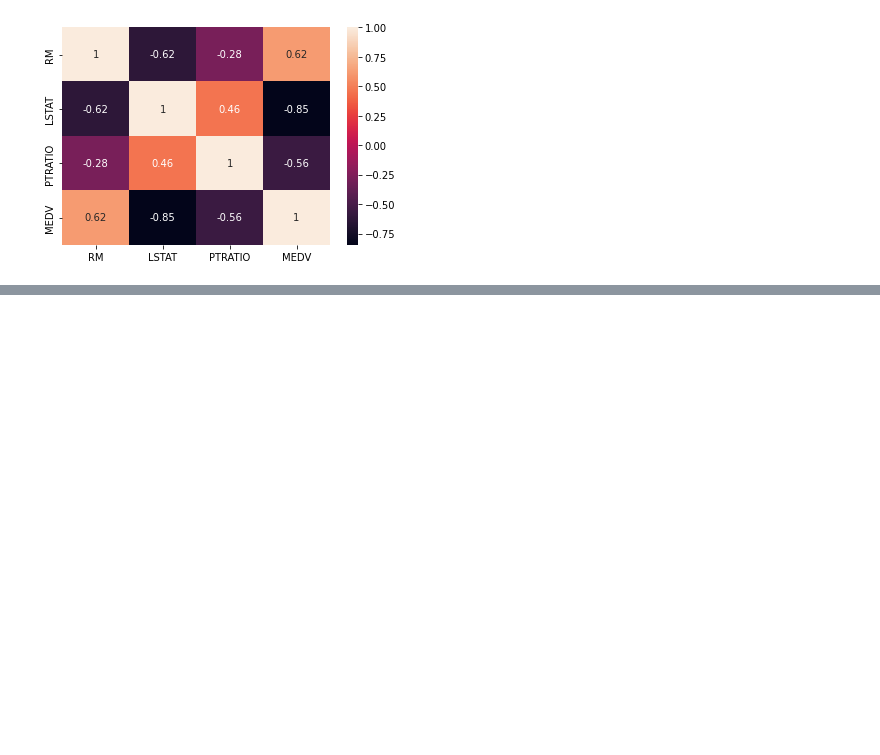
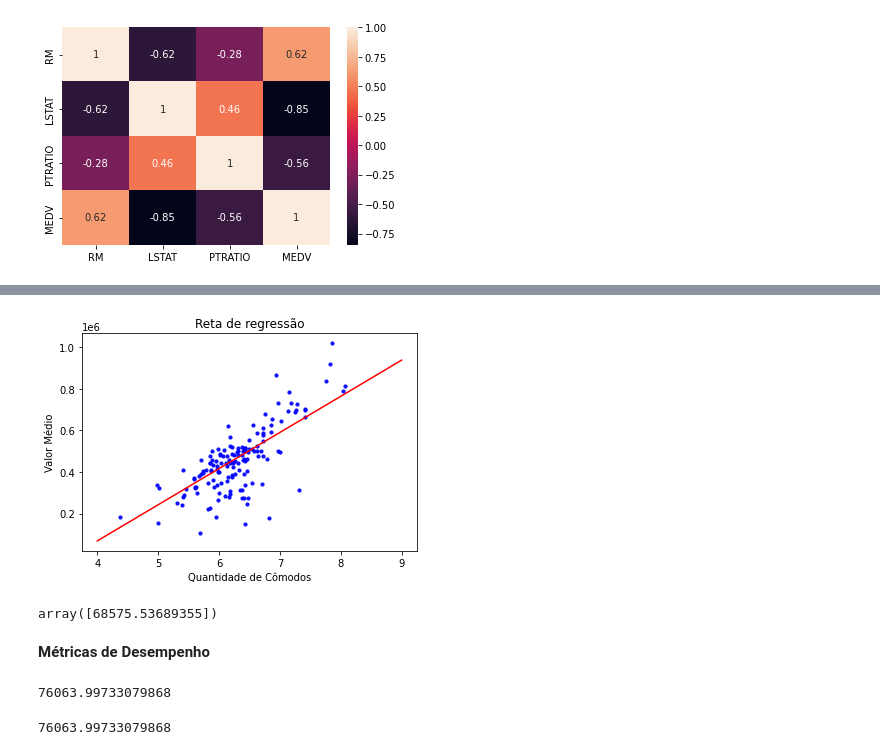
Before and after one commit to JessicaPortilio/Machine_Learning_Python, a Jupyter notebook: AprendizadoSupervisionado_Regressao/AprendizadoSupervisionado_Regressao.ipynb, the cells around one changed output, grey strips where cells are left out. Drawn from its saved outputs; the diff is of its cells as text; code cells hidden in the pictures; blank space fills up the shorter version.

```diff
--- a/AprendizadoSupervisionado_Regressao/AprendizadoSupervisionado_Regressao.ipynb
+++ b/AprendizadoSupervisionado_Regressao/AprendizadoSupervisionado_Regressao.ipynb
@@ -396,0 +559,23 @@ sns.heatmap(correlacoes, annot=True);
+# %%
+plt.scatter(y=y_teste, x=x_teste, color='blue', s=10, alpha=0.9)
+X_plot = np.linspace(4, 9)
+plt.plot(X_plot, X_plot*reg_linear1.coef_ + reg_linear1.intercept_, color='r')
+plt.title('Reta de regressão')
+plt.ylabel('Valor Médio')
+plt.xlabel('Quantidade de Cômodos')
+plt.show()
+# %% [output]
+[figure, added]
+# %%
+# Fazendo previsões para valores distintos
+valor_casa = reg_linear1.predict([[4]])
+valor_casa
+# %% [output]
+array([68575.53689355])
+# %% [markdown]
+**Métricas de Desempenho**
+# %%
+# Erro absoluto
+abs(y_teste - previsoes_teste).mean()
+# %% [output]
+76063.99733079868
@@ -396,0 +584,5 @@ sns.heatmap(correlacoes, annot=True);
+# %%
+# Erro médio absoluto
+mean_absolute_error(y_teste, previsoes_teste)
+# %% [output]
+76063.99733079868
```
Also changed, not shown: parts of 90 cells of this notebook.
